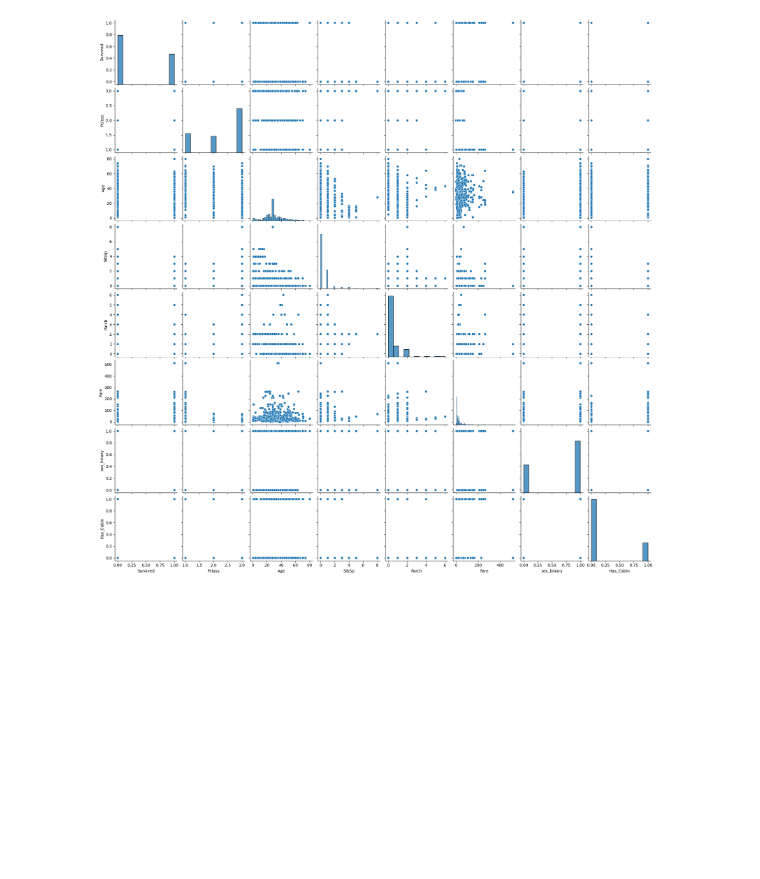
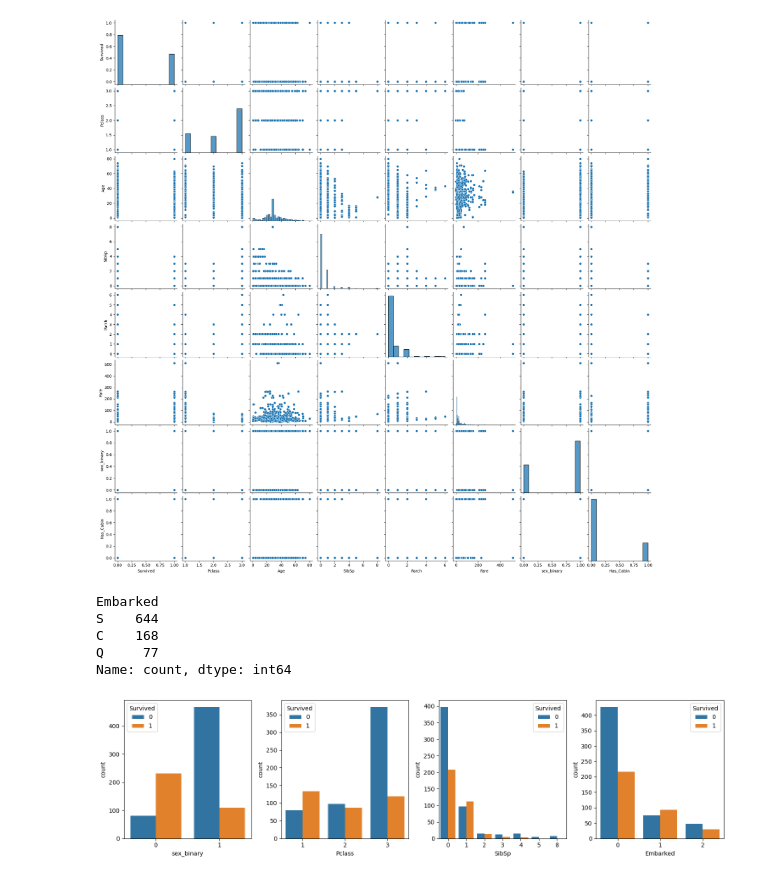
Before and after one commit to ol-webb/titanic, a Jupyter notebook: Untitled-1.ipynb, the cells around one changed output. Drawn from its saved outputs; the diff is of its cells as text; code cells hidden in the pictures; blank space fills up the shorter version.

```diff
--- a/Untitled-1.ipynb
+++ b/Untitled-1.ipynb
@@ -179,10 +203,42 @@ t_df.head()
 | 3 | 1 | 1 | 35.0 | 1 | 0 | 53.1000 | S | 0 | 1 |
 | 4 | 0 | 3 | 35.0 | 0 | 0 | 8.0500 | S | 1 | 0 |
 # %%
-t_df.drop(columns=['Name','Cabin','Ticket','PassengerId'],inplace=True)
 plt.figure(figsize=(6,6))
 sns.pairplot(t_df)
 plt.show()
 # %% [output]
 <Figure size 600x600 with 0 Axes>
 [figure]
+# %%
+t_df['Embarked'].value_counts()
+# %% [output]
+Embarked
+S    644
+C    168
+Q     77
+Name: count, dtype: int64
+# %%
+fig = plt.figure(figsize=(15, 4))
+
+# First plot
+ax1 = fig.add_subplot(1, 4, 1)
+sns.countplot(data=t_df, x='sex_binary', hue='Survived')
+
+# Second plot
+ax2 = fig.add_subplot(1, 4, 2)
+sns.countplot(data=t_df, x='Pclass', hue='Survived')
+
+
+# Third plot
+ax3 = fig.add_subplot(1, 4, 3)
+sns.countplot(data=t_df, x='SibSp', hue='Survived')
+
+
+ax3 = fig.add_subplot(1, 4, 4)
+sns.countplot(data=t_df, x='Embarked', hue='Survived')
+
+# Display the plots
+plt.tight_layout()
+plt.show()
+# %% [output]
+[figure, added]
```
Also changed, not shown: parts of 20 cells of this notebook, 1 other file.
